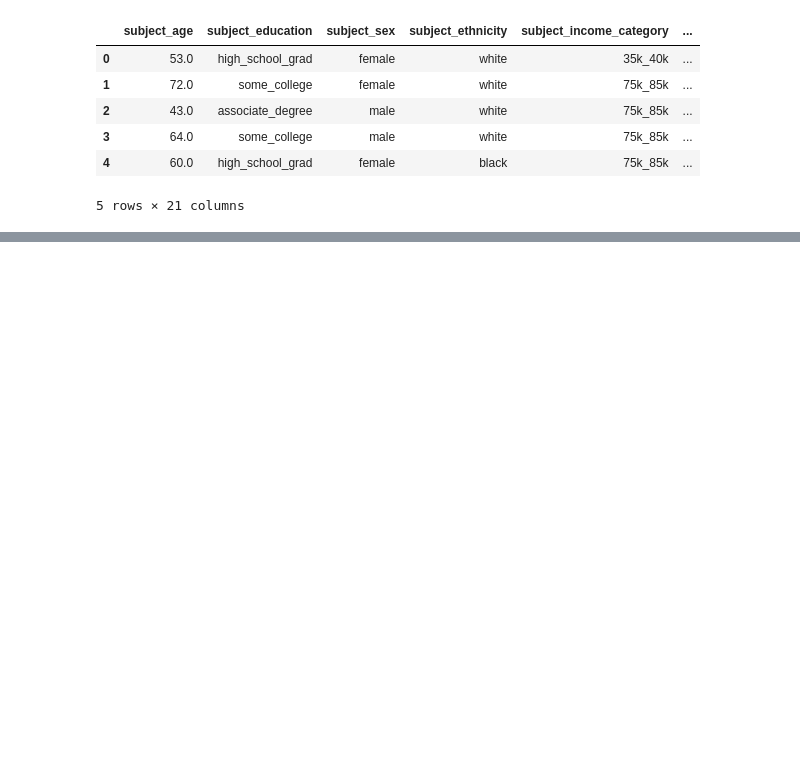
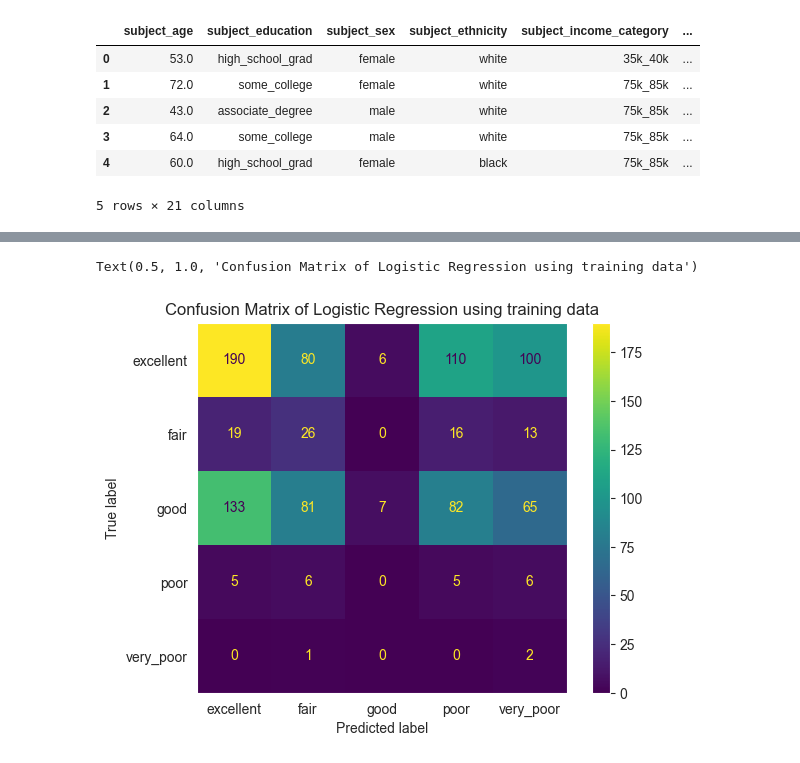
Before and after one commit to jasjotp/relationship-quality-prediction, a Jupyter notebook: analysis.ipynb, the cells around one changed output, grey strips where cells are left out. Saved outputs shown, nothing was run; the diff lists cells and outputs as text; code cells hidden in the pictures; blank space fills up the shorter version.

```diff
--- a/analysis.ipynb
+++ b/analysis.ipynb
@@ -186,0 +138,8 @@ cv_results
+# %%
+# fit model
+from sklearn.linear_model import LogisticRegression
+from sklearn.pipeline import make_pipeline
+
+preprocessor.fit(X_train)
+logreg = make_pipeline(preprocessor, LogisticRegression(max_iter=1000, class_weight='balanced'))
+logreg.fit(X_train, y_train)
@@ -186,0 +161,9 @@ cv_results
+# %%
+# training confusion matrix
+from sklearn.metrics import ConfusionMatrixDisplay
+ConfusionMatrixDisplay.from_estimator(logreg, X_train, y_train)
+plt.grid(False)
+plt.title('Confusion Matrix of Logistic Regression using training data')
+# %% [output]
+Text(0.5, 1.0, 'Confusion Matrix of Logistic Regression using training data')
+[figure, added]
```
Also changed, not shown: parts of 10 cells of this notebook.
